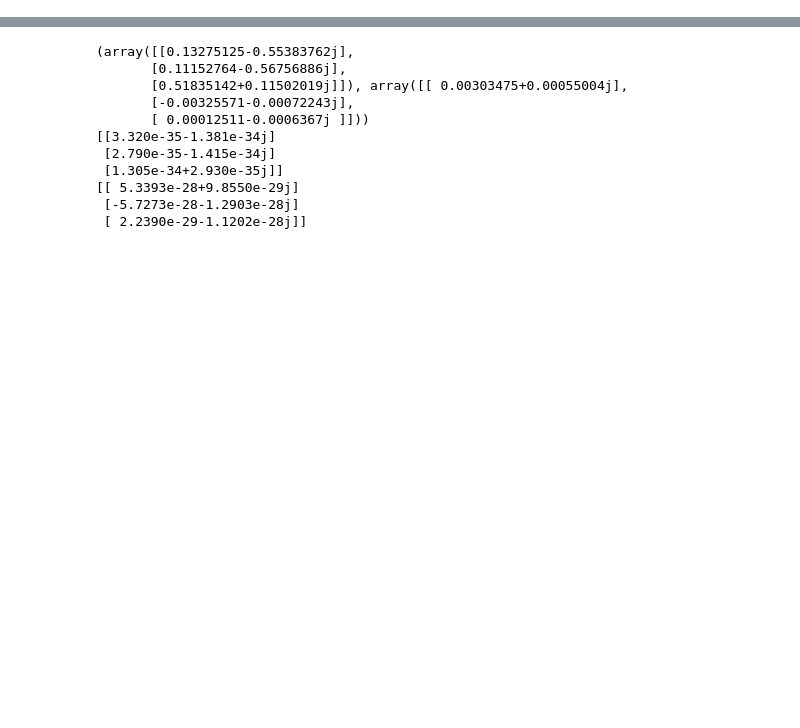
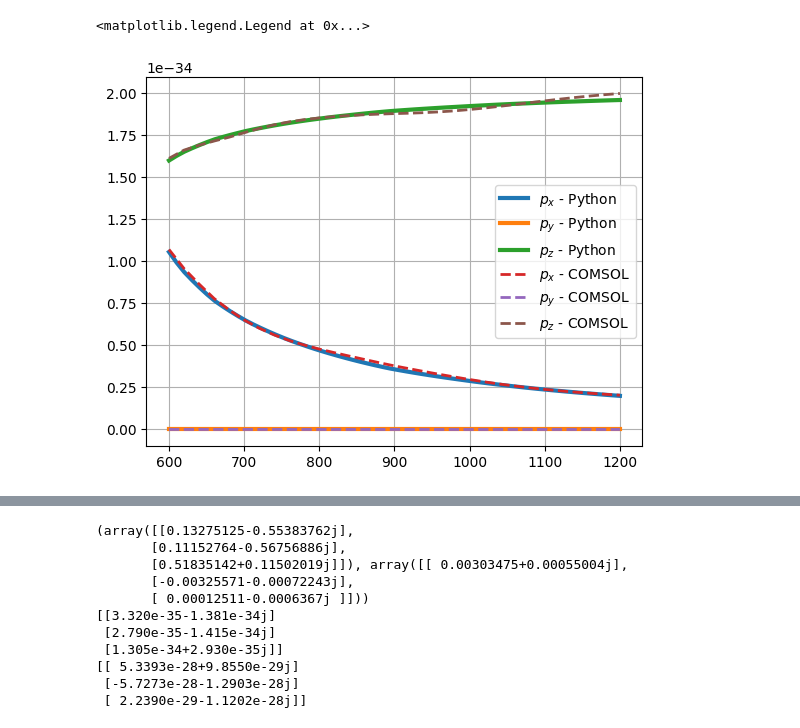
Before and after one commit to semyonbo/SPP_ANALYTICAL, a Jupyter notebook: plot.ipynb, the cells around one changed output, grey strips where cells are left out. Cells and saved outputs as stored; diff of their text form; code cells hidden in the pictures; blank space fills up the shorter version.

```diff
--- a/plot.ipynb
+++ b/plot.ipynb
@@ -69 +89,16 @@ plt.legend()
+# %%
+dipoles = np.loadtxt('comsol/p sub 14.txt', skiprows=8, delimiter=',')
+# %%
+plt.plot(wl, np.real(Px), label='$p_x$ - Python', lw=3)
+plt.plot(wl, np.real(Py), label='$p_y$ - Python', lw=3)
+plt.plot(wl, np.real(Pz), label ='$p_z$ - Python', lw=3)
+plt.plot(dipoles[:,0], dipoles[:,1], label='$p_x$ - COMSOL', linestyle='dashed', lw=2)
+plt.plot(dipoles[:,0], dipoles[:,2], label='$p_y$ - COMSOL', linestyle='dashed', lw=2)
+plt.plot(dipoles[:,0], dipoles[:,3], label='$p_z$ - COMSOL', linestyle='dashed', lw=2)
+plt.grid()
+
+plt.legend()
+# %% [output]
+<matplotlib.legend.Legend at 0x...>
+[figure, added]
 # %%
```
Also changed, not shown: parts of 6 cells of this notebook, 9 other files.
